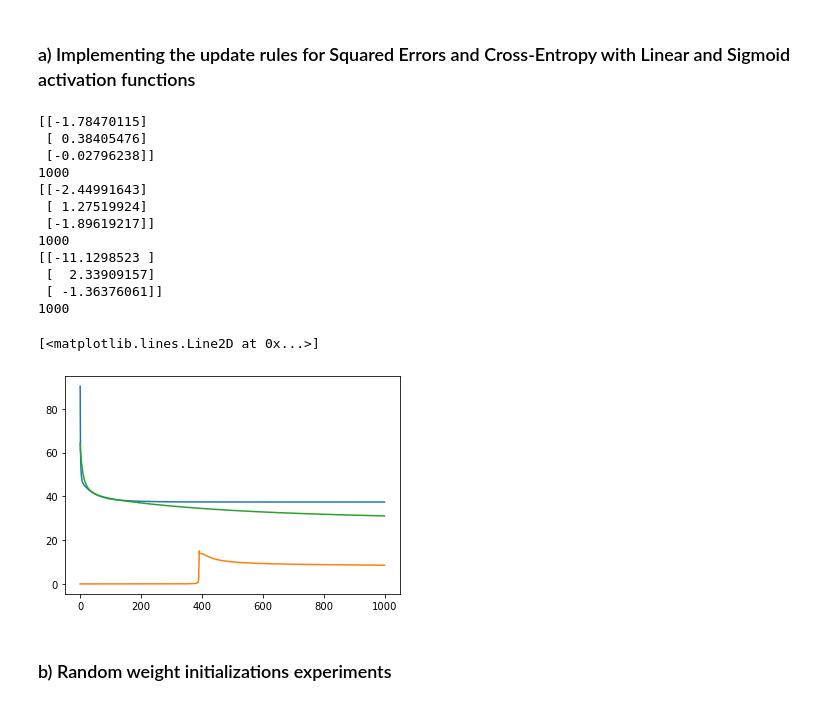
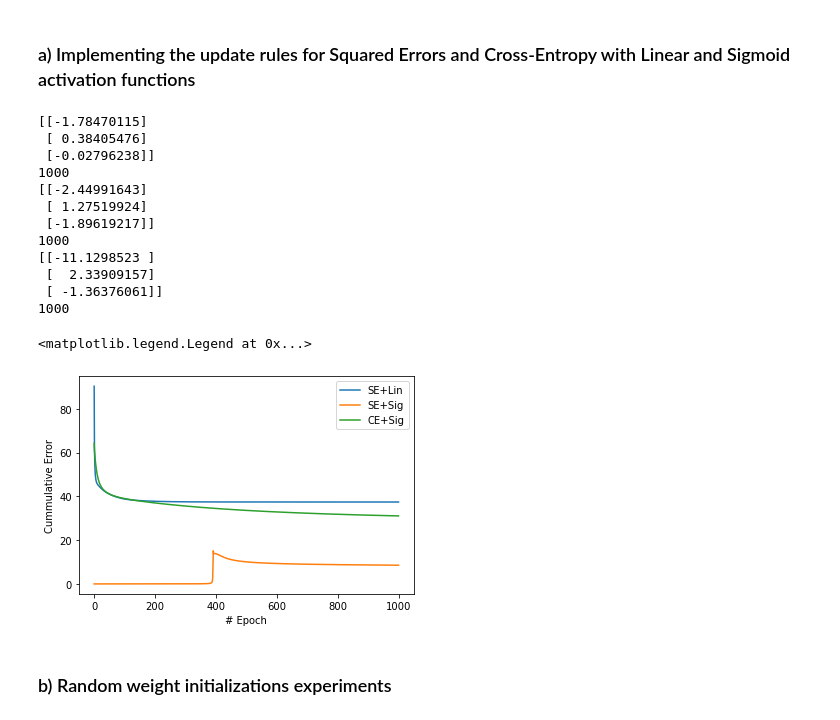
Before and after one commit to HerouFenix/apre, a Jupyter notebook: H3/Code/h3_src.ipynb, the cells around one changed output. Cells and saved outputs as stored; diff of their text form; code cells hidden in the pictures.

```diff
--- a/H3/Code/h3_src.ipynb
+++ b/H3/Code/h3_src.ipynb
@@ -222,40 +223,44 @@ result = lr_se_linear(X_train, y_train, np.array([[1, 1, 1]]).T, 0.01)
 print(result[0])
 print(result[1])
 
-plt.plot(result[2])
+plt.plot(result[2], label="SE+Lin")
 
 
 ## ii.
 result = lr_se_sigmoid(X_train, y_train, np.array([[1, 1, 1]]).T, 0.01)
 
 print(result[0])
 print(result[1])
 
-plt.plot(result[2])
+plt.plot(result[2], label="SE+Sig")
 
 
 ## iii.
 result = lr_ce_sigmoid(X_train, y_train, np.array([[1, 1, 1]]).T, 0.01)
 
 print(result[0])
 print(result[1])
 
-plt.plot(result[2])
+plt.plot(result[2], label="CE+Sig")
+
+plt.xlabel("# Epoch")
+plt.ylabel("Cummulative Error")
+plt.legend()
 # %% [output]
 [[-1.78470115]
  [ 0.38405476]
  [-0.02796238]]
 1000
 [[-2.44991643]
  [ 1.27519924]
  [-1.89619217]]
 1000
 [[-11.1298523 ]
  [  2.33909157]
  [ -1.36376061]]
 1000
-[<matplotlib.lines.Line2D at 0x...>]
+<matplotlib.legend.Legend at 0x...>
-[figure, old version]
+[figure, new version]
 # %% [markdown]
 ### b) Random weight initializations experiments
 # %%
```
Also changed, not shown: parts of 12 cells of this notebook, 6 other files.
